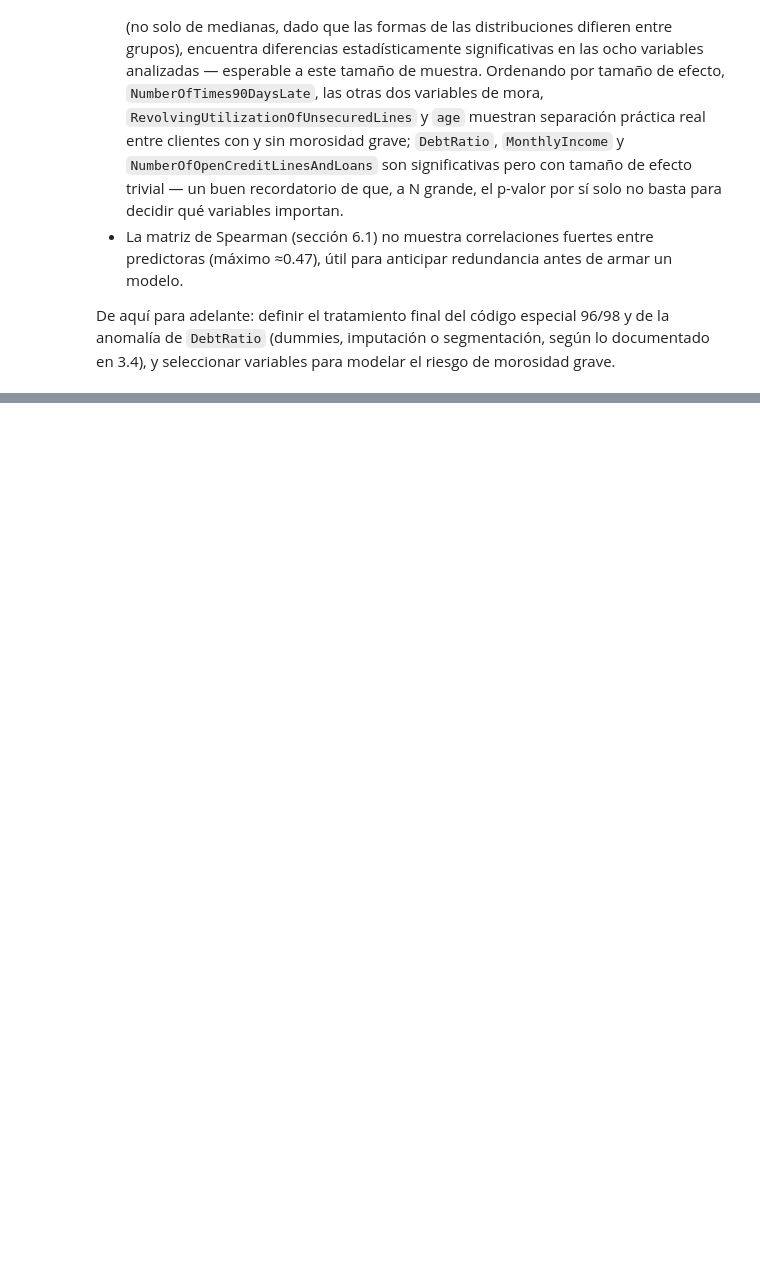
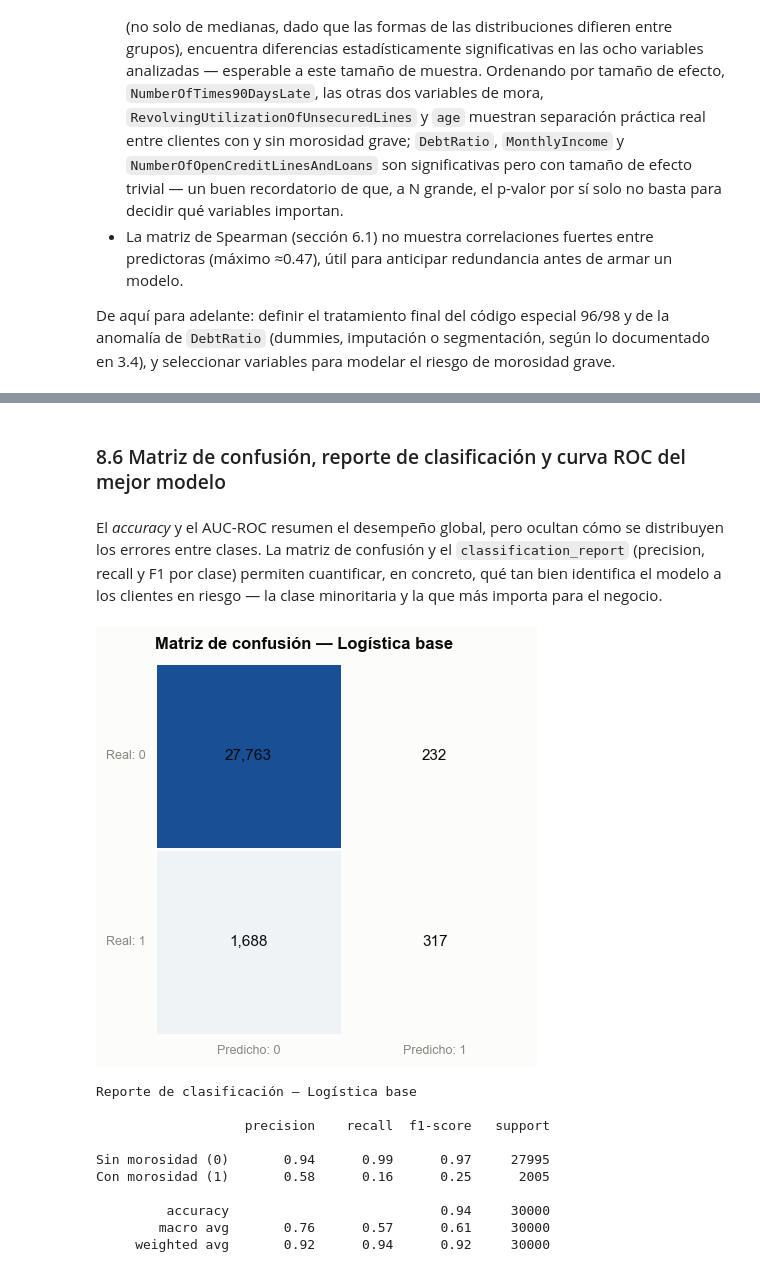
Before and after one commit to valeriaflorezs/GiveMeSomeCredit, a Jupyter notebook: _sources/analisis_exploratorio.ipynb, the cells around one changed output, grey strips where cells are left out. Cells and saved outputs as stored; diff of their text form; code cells hidden in the pictures; blank space fills up the shorter version.

```diff
--- a/_sources/analisis_exploratorio.ipynb
+++ b/_sources/analisis_exploratorio.ipynb
@@ -789,0 +1007,38 @@ De aquí para adelante: definir el tratamiento final del código especial 96/98
+# %% [markdown]
+### 8.6 Matriz de confusión, reporte de clasificación y curva ROC del mejor modelo
+# %% [markdown]
+El *accuracy* y el AUC-ROC resumen el desempeño global, pero ocultan cómo se distribuyen los errores entre clases. La matriz de confusión y el `classification_report` (precision, recall y F1 por clase) permiten cuantificar, en concreto, qué tan bien identifica el modelo a los clientes en riesgo — la clase minoritaria y la que más importa para el negocio.
+# %%
+mejor_nombre = resultados_modelos.loc[resultados_modelos["log_loss (error)"].idxmin(), "modelo"]
+mejor_modelo = modelos[mejor_nombre][0]
+y_pred_mejor = mejor_modelo.predict(X_test_esc)
+y_proba_mejor = mejor_modelo.predict_proba(X_test_esc)[:, 1]
+
+matriz = confusion_matrix(y_test, y_pred_mejor)
+cmap_confusion = sns.blend_palette(["#fcfcfb", COLOR_SEQ_DARK], as_cmap=True)
+
+fig, ax = plt.subplots(figsize=(5, 4.5))
+sns.heatmap(matriz, annot=True, fmt=",d", cmap=cmap_confusion, cbar=False, square=True,
+            linewidths=1, linecolor="#fcfcfb", annot_kws={"fontsize": 11, "color": PRIMARY_TEXT}, ax=ax)
+ax.set_xticklabels(["Predicho: 0", "Predicho: 1"], color=MUTED_TEXT, fontsize=9)
+ax.set_yticklabels(["Real: 0", "Real: 1"], color=MUTED_TEXT, fontsize=9, rotation=0)
+ax.set_title(f"Matriz de confusión — {mejor_nombre}", fontsize=12, color=PRIMARY_TEXT,
+             fontweight="bold", loc="left", pad=10)
+plt.tight_layout()
+plt.show()
+
+print(f"Reporte de clasificación — {mejor_nombre}\n")
+print(classification_report(y_test, y_pred_mejor,
+                             target_names=["Sin morosidad (0)", "Con morosidad (1)"]))
+# %% [output]
+[figure, added]
+Reporte de clasificación — Logística base
+
+                   precision    recall  f1-score   support
+
+Sin morosidad (0)       0.94      0.99      0.97     27995
+Con morosidad (1)       0.58      0.16      0.25      2005
+
+         accuracy                           0.94     30000
+        macro avg       0.76      0.57      0.61     30000
+     weighted avg       0.92      0.94      0.92     30000
```
Also changed, not shown: parts of 23 cells of this notebook, 7 other files.
